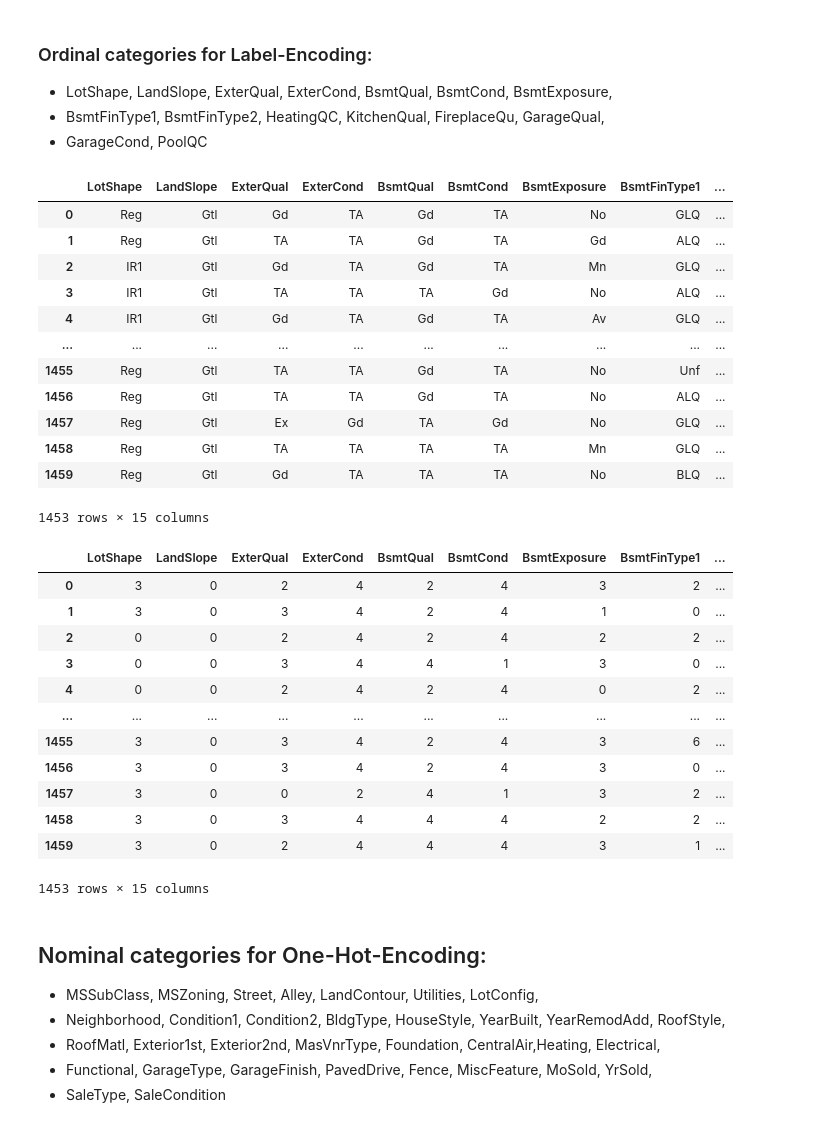
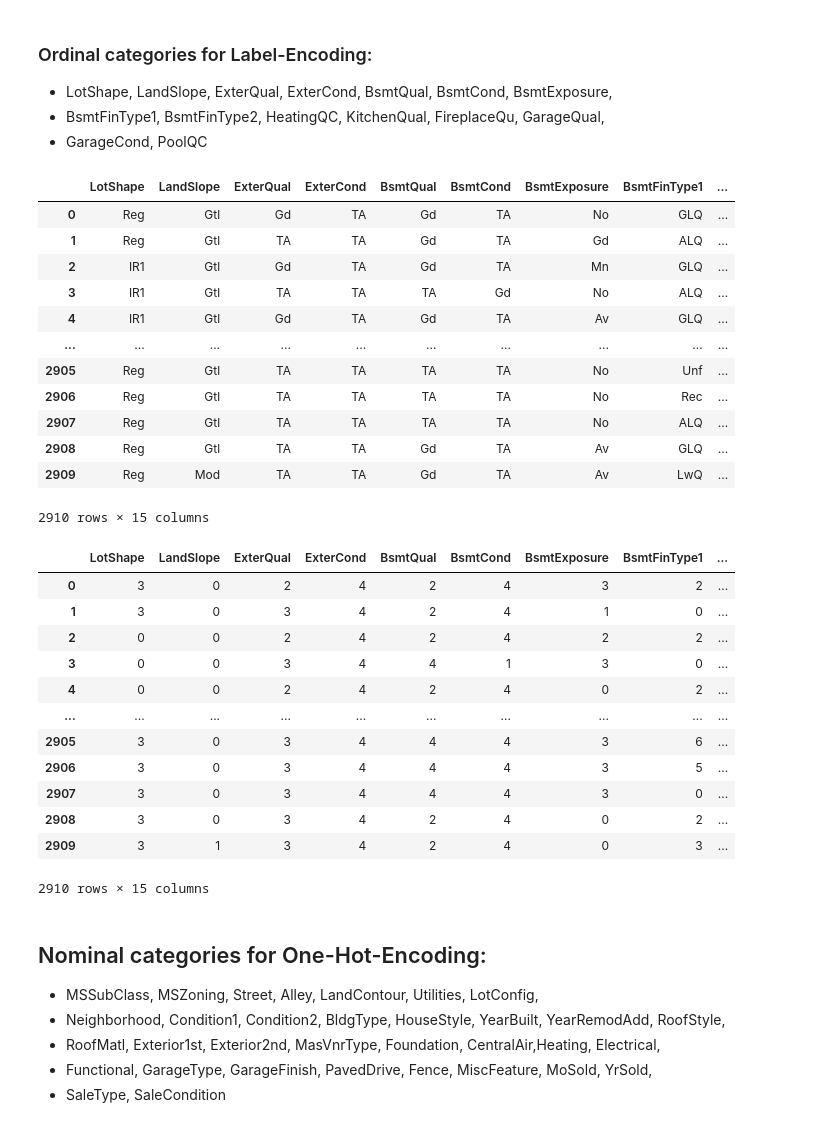
Before and after one commit to suhitasva/ML_Project, a Jupyter notebook: LR_models.ipynb, the cells around one changed output. Drawn from its saved outputs; the diff is of its cells as text; code cells hidden in the pictures.

Commit message:
Changed approach to using combined test+train dataframe, fit first overall model

```diff
--- a/LR_models.ipynb
+++ b/LR_models.ipynb
@@ -55,0 +119,2 @@ test_cpy = test_df.copy()
+# %%
+house_data = pd.concat([train_df.drop(['SalePrice'],axis=1), test_df], ignore_index=True, axis=0)
@@ -94,21 +165,21 @@ cat_column_combine_vars(test_df)
 - BsmtFinType1, BsmtFinType2, HeatingQC, KitchenQual, FireplaceQu, GarageQual,
 - GarageCond, PoolQC
 # %%
-train_df[['LotShape', 'LandSlope', 'ExterQual', 'ExterCond', 'BsmtQual',\
+house_data[['LotShape', 'LandSlope', 'ExterQual', 'ExterCond', 'BsmtQual',\
         'BsmtCond', 'BsmtExposure','BsmtFinType1', 'BsmtFinType2',\
         'HeatingQC','KitchenQual','FireplaceQu','GarageQual','GarageCond',\
         'PoolQC']]
 # %% [output]
 |  | LotShape | LandSlope | ExterQual | ExterCond | BsmtQual | BsmtCond | BsmtExposure | BsmtFinType1 | ... |
 | 0 | Reg | Gtl | Gd | TA | Gd | TA | No | GLQ | ... |
 | 1 | Reg | Gtl | TA | TA | Gd | TA | Gd | ALQ | ... |
 | 2 | IR1 | Gtl | Gd | TA | Gd | TA | Mn | GLQ | ... |
 | 3 | IR1 | Gtl | TA | TA | TA | Gd | No | ALQ | ... |
 | 4 | IR1 | Gtl | Gd | TA | Gd | TA | Av | GLQ | ... |
 | ... | ... | ... | ... | ... | ... | ... | ... | ... | ... |
-| 1455 | Reg | Gtl | TA | TA | Gd | TA | No | Unf | ... |
-| 1456 | Reg | Gtl | TA | TA | Gd | TA | No | ALQ | ... |
-| 1457 | Reg | Gtl | Ex | Gd | TA | Gd | No | GLQ | ... |
-| 1458 | Reg | Gtl | TA | TA | TA | TA | Mn | GLQ | ... |
-| 1459 | Reg | Gtl | Gd | TA | TA | TA | No | BLQ | ... |
+| 2905 | Reg | Gtl | TA | TA | TA | TA | No | Unf | ... |
+| 2906 | Reg | Gtl | TA | TA | TA | TA | No | Rec | ... |
+| 2907 | Reg | Gtl | TA | TA | TA | TA | No | ALQ | ... |
+| 2908 | Reg | Gtl | TA | TA | Gd | TA | Av | GLQ | ... |
+| 2909 | Reg | Mod | TA | TA | Gd | TA | Av | LwQ | ... |
-1453 rows × 15 columns
+2910 rows × 15 columns
@@ -118,5 +188,5 @@ label_encode_features(test_df)
 # %%
-train_df[['LotShape', 'LandSlope', 'ExterQual', 'ExterCond', 'BsmtQual',\
+house_data[['LotShape', 'LandSlope', 'ExterQual', 'ExterCond', 'BsmtQual',\
         'BsmtCond', 'BsmtExposure','BsmtFinType1', 'BsmtFinType2',\
         'HeatingQC','KitchenQual','FireplaceQu','GarageQual','GarageCond',\
         'PoolQC']]
@@ -128,12 +198,12 @@ train_df[['LotShape', 'LandSlope', 'ExterQual', 'ExterCond', 'BsmtQual',\
 | 3 | 0 | 0 | 3 | 4 | 4 | 1 | 3 | 0 | ... |
 | 4 | 0 | 0 | 2 | 4 | 2 | 4 | 0 | 2 | ... |
 | ... | ... | ... | ... | ... | ... | ... | ... | ... | ... |
-| 1455 | 3 | 0 | 3 | 4 | 2 | 4 | 3 | 6 | ... |
-| 1456 | 3 | 0 | 3 | 4 | 2 | 4 | 3 | 0 | ... |
-| 1457 | 3 | 0 | 0 | 2 | 4 | 1 | 3 | 2 | ... |
-| 1458 | 3 | 0 | 3 | 4 | 4 | 4 | 2 | 2 | ... |
-| 1459 | 3 | 0 | 2 | 4 | 4 | 4 | 3 | 1 | ... |
+| 2905 | 3 | 0 | 3 | 4 | 4 | 4 | 3 | 6 | ... |
+| 2906 | 3 | 0 | 3 | 4 | 4 | 4 | 3 | 5 | ... |
+| 2907 | 3 | 0 | 3 | 4 | 4 | 4 | 3 | 0 | ... |
+| 2908 | 3 | 0 | 3 | 4 | 2 | 4 | 0 | 2 | ... |
+| 2909 | 3 | 1 | 3 | 4 | 2 | 4 | 0 | 3 | ... |
-1453 rows × 15 columns
+2910 rows × 15 columns
 # %% [markdown]
 ## Nominal categories for One-Hot-Encoding:
 
```
Also changed, not shown: parts of 43 cells of this notebook.
